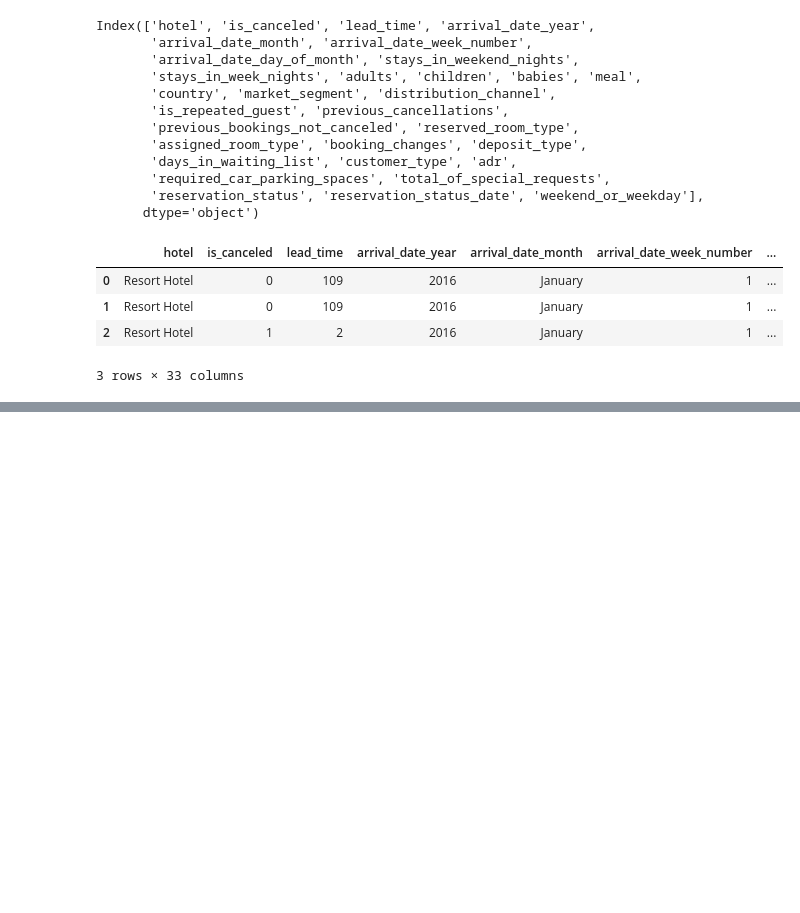
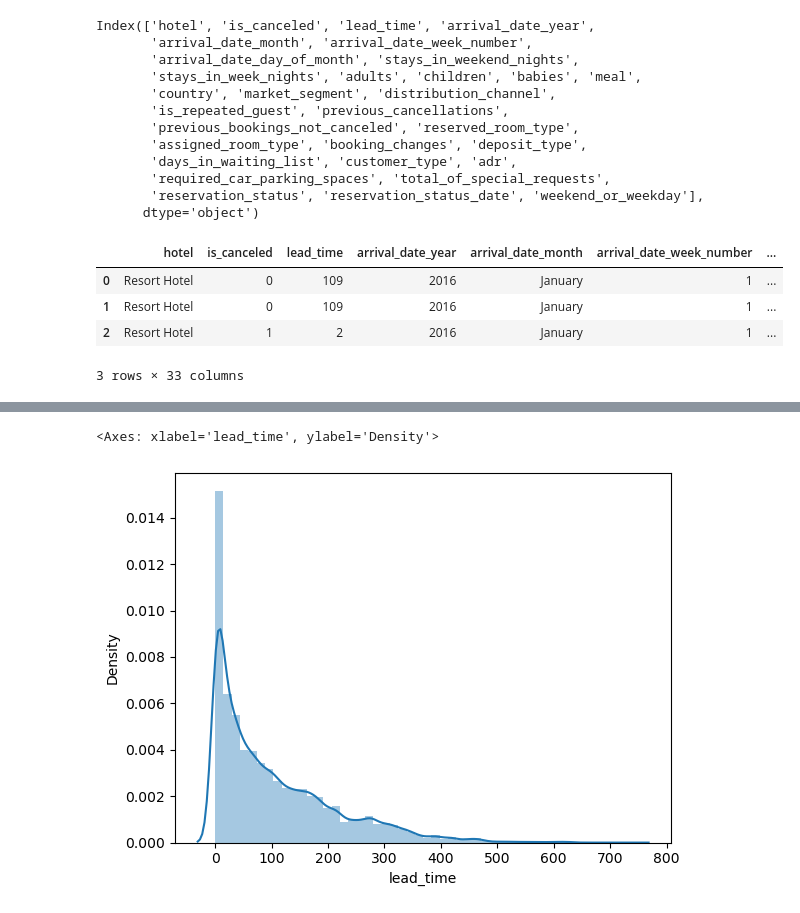
Before and after one commit to atanuk45/Predict_the_cancellation_of_hotel_booking, a Jupyter notebook: Hotel_cancelation_prediction.ipynb, the cells around one changed output, grey strips where cells are left out. Drawn from its saved outputs; the diff is of its cells as text; code cells hidden in the pictures; blank space fills up the shorter version.

```diff
--- a/Hotel_cancelation_prediction.ipynb
+++ b/Hotel_cancelation_prediction.ipynb
@@ -659,0 +789,6 @@ Index(['hotel', 'is_canceled', 'lead_time', 'arrival_date_year',
+# %%
+cols=cols[0:-1]
+# %%
+for col in cols:
+    dict2=data_cat.groupby([col])['cancellation'].mean().to_dict()
+    data_cat[col]=data_cat[col].map(dict2)
@@ -659,0 +843,2 @@ Index(['hotel', 'is_canceled', 'lead_time', 'arrival_date_year',
+# %%
+dataframe=pd.concat([data_cat,data[num_features]],axis=1)
@@ -659,0 +859,2 @@ Index(['hotel', 'is_canceled', 'lead_time', 'arrival_date_year',
+# %%
+dataframe.drop(['cancellation'],axis=1,inplace=True)
@@ -659,0 +869,5 @@ Index(['hotel', 'is_canceled', 'lead_time', 'arrival_date_year',
+# %%
+sns.distplot(dataframe['lead_time'])
+# %% [output]
+<Axes: xlabel='lead_time', ylabel='Density'>
+[figure, added]
```
Also changed, not shown: parts of 76 cells of this notebook.
